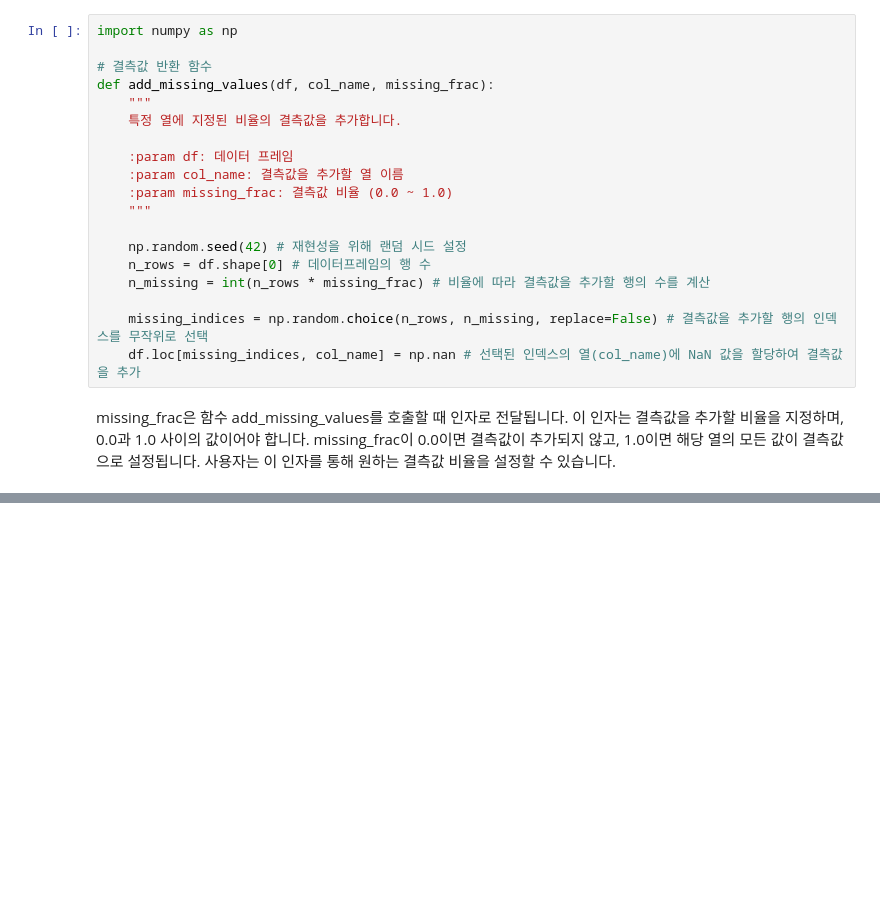
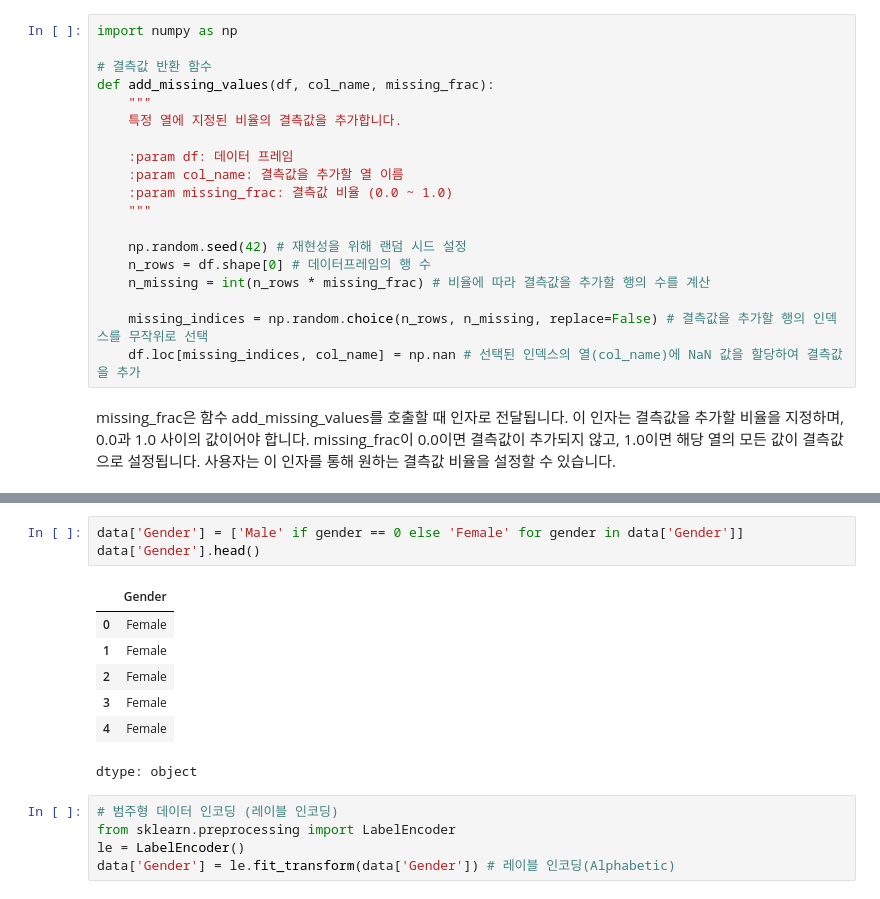
Before and after one commit to hyeonhye126/KakaoTech-Bootcamp, a Jupyter notebook: 데이터의 활용 및 구현/KTB_Day2_GenAI_데이터의활용및구현2_Practice.ipynb, the cells around one changed output, grey strips where cells are left out. Drawn from its saved outputs; the diff is of its cells as text; blank space fills up the shorter version.

```diff
--- a/데이터의 활용 및 구현/KTB_Day2_GenAI_데이터의활용및구현2_Practice.ipynb
+++ b/데이터의 활용 및 구현/KTB_Day2_GenAI_데이터의활용및구현2_Practice.ipynb
@@ -118,0 +241,16 @@ missing_frac은 함수 add_missing_values를 호출할 때 인자로 전달됩
+# %%
+data['Gender'] = ['Male' if gender == 0 else 'Female' for gender in data['Gender']]
+data['Gender'].head()
+# %% [output]
+|  | Gender |
+| 0 | Female |
+| 1 | Female |
+| 2 | Female |
+| 3 | Female |
+| 4 | Female |
+dtype: object
+# %%
+# 범주형 데이터 인코딩 (레이블 인코딩)
+from sklearn.preprocessing import LabelEncoder
+le = LabelEncoder()
+data['Gender'] = le.fit_transform(data['Gender']) # 레이블 인코딩(Alphabetic)
```
Also changed, not shown: parts of 20 cells of this notebook.
